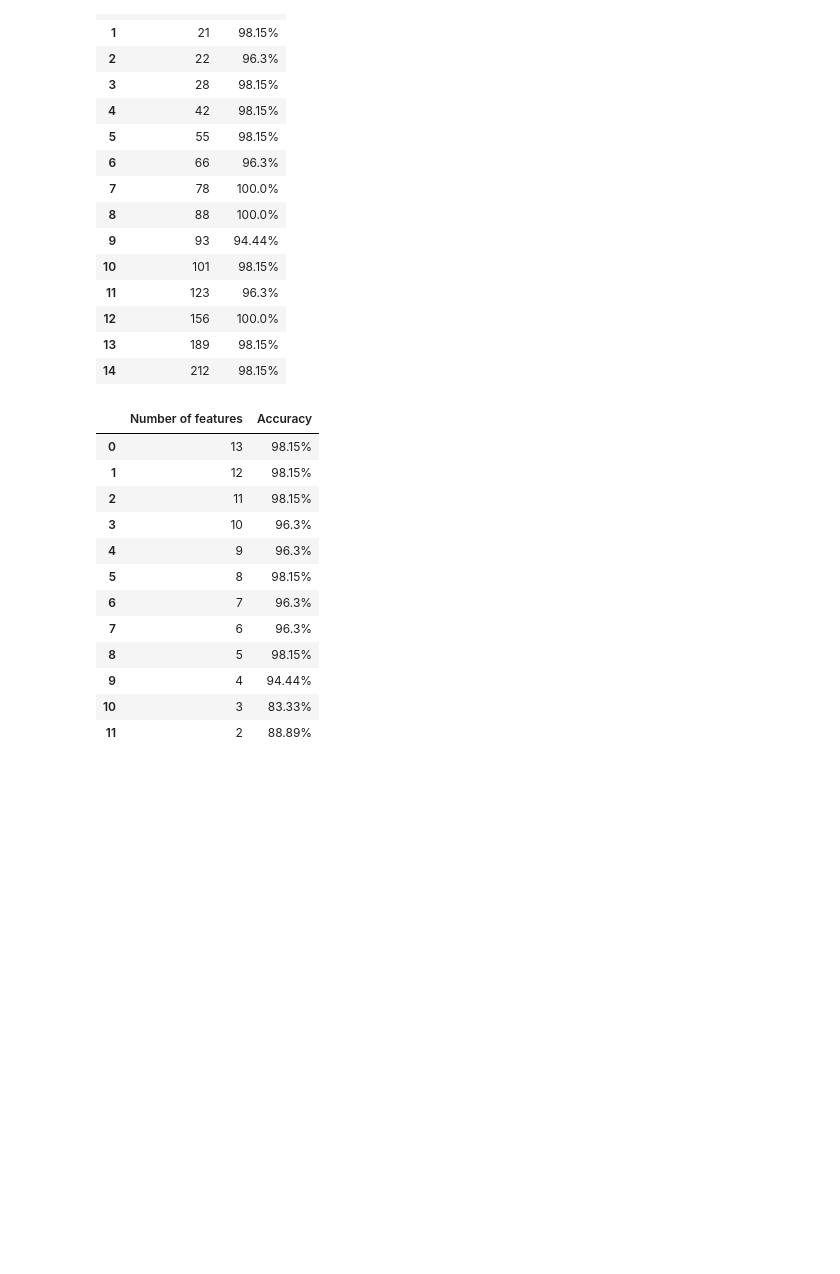
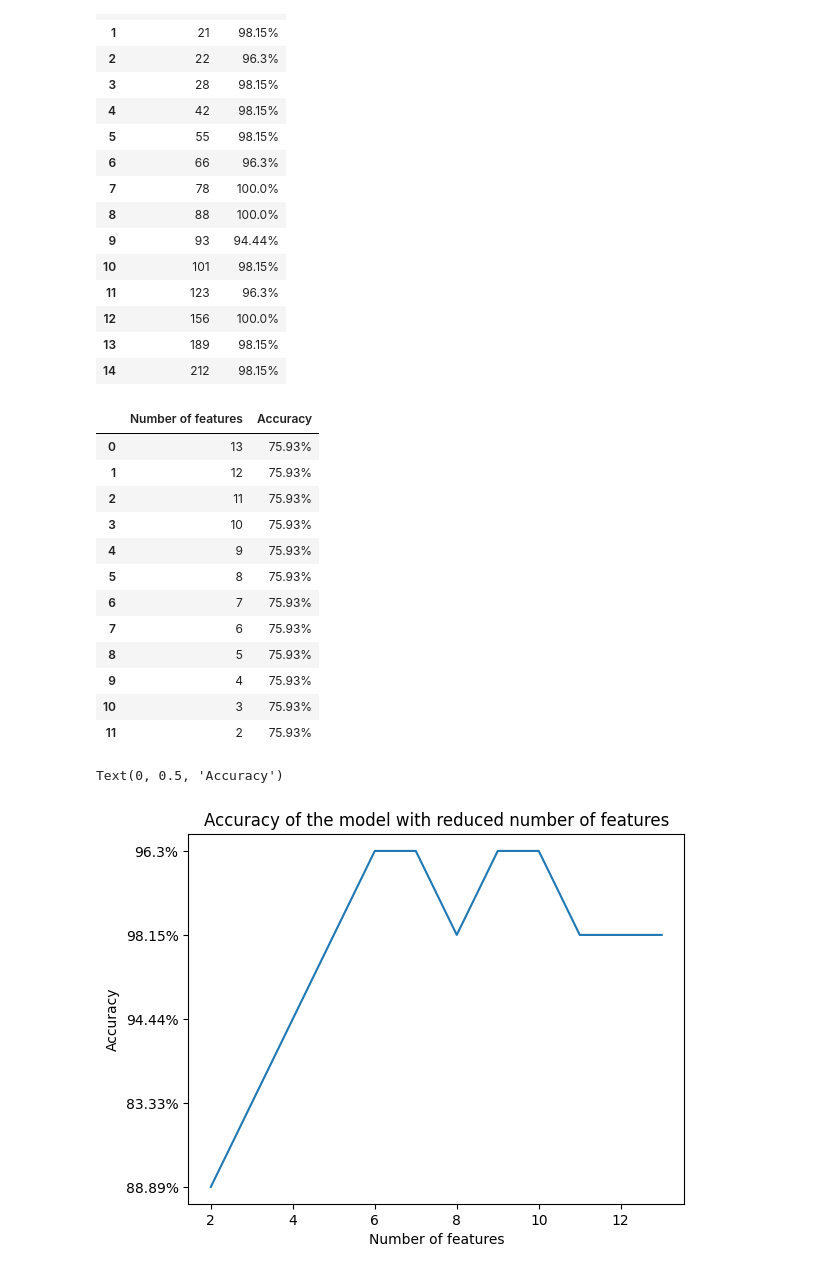
Before and after one commit to psiku/FHSalzburg-DataScience, a Jupyter notebook: Lab2/minimal_distance_classifier.ipynb, the cells around one changed output. Drawn from its saved outputs; the diff is of its cells as text; code cells hidden in the pictures; blank space fills up the shorter version.

```diff
--- a/Lab2/minimal_distance_classifier.ipynb
+++ b/Lab2/minimal_distance_classifier.ipynb
@@ -319,19 +327,27 @@ while x_dataset.shape[1] > 2:
     dict_with_performance[len(x_dataset.columns)] = performances_with_removed_feature[state_to_check]
 
 # Create DataFrame for performance
-df_performance = pd.DataFrame(dict_with_performance.items(), columns=['Number of features', 'Accuracy'])
+df_performance_scaled = pd.DataFrame(dict_with_performance.items(), columns=['Number of features', 'Accuracy'])
 df_performance.head(15)
 # %% [output]
 |  | Number of features | Accuracy |
-| 0 | 13 | 98.15% |
-| 1 | 12 | 98.15% |
-| 2 | 11 | 98.15% |
-| 3 | 10 | 96.3% |
-| 4 | 9 | 96.3% |
-| 5 | 8 | 98.15% |
-| 6 | 7 | 96.3% |
-| 7 | 6 | 96.3% |
-| 8 | 5 | 98.15% |
-| 9 | 4 | 94.44% |
-| 10 | 3 | 83.33% |
-| 11 | 2 | 88.89% |
+| 0 | 13 | 75.93% |
+| 1 | 12 | 75.93% |
+| 2 | 11 | 75.93% |
+| 3 | 10 | 75.93% |
+| 4 | 9 | 75.93% |
+| 5 | 8 | 75.93% |
+| 6 | 7 | 75.93% |
+| 7 | 6 | 75.93% |
+| 8 | 5 | 75.93% |
+| 9 | 4 | 75.93% |
+| 10 | 3 | 75.93% |
+| 11 | 2 | 75.93% |
+# %%
+plt.plot(df_performance_scaled['Number of features'][::-1], df_performance_scaled['Accuracy'][::-1])
+plt.title("Accuracy of the model with reduced number of features")
+plt.xlabel("Number of features")
+plt.ylabel("Accuracy")
+# %% [output]
+Text(0, 0.5, 'Accuracy')
+[figure, added]
```
Also changed, not shown: parts of 1 cell of this notebook.
